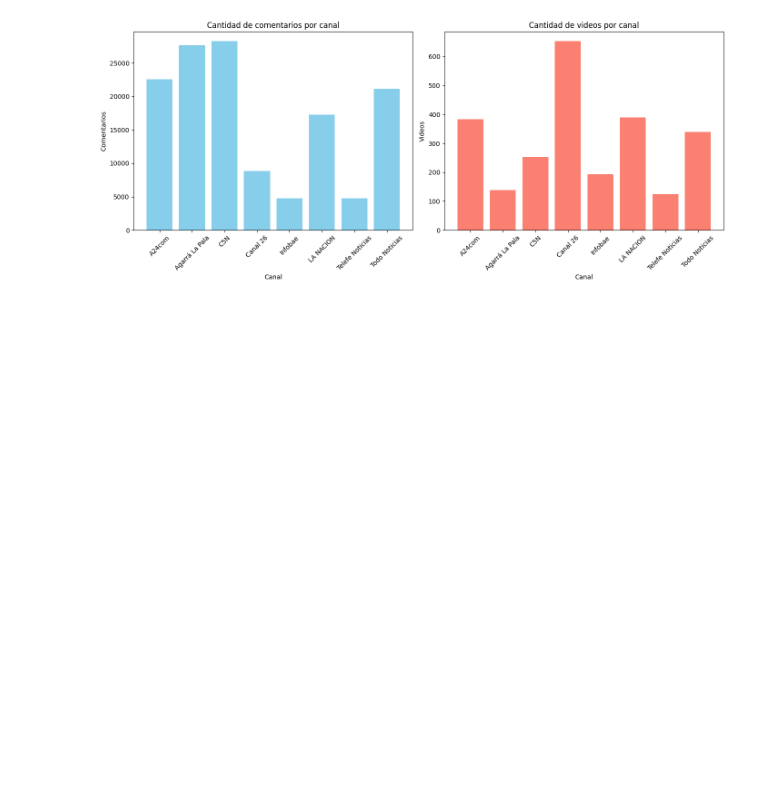
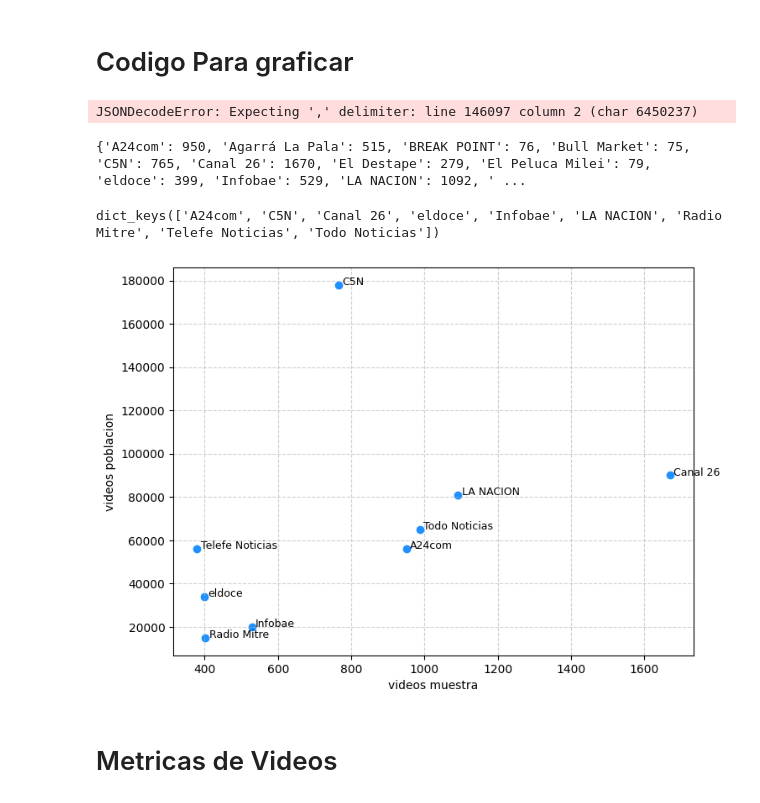
Before and after one commit to Mauro1642/Proyecto_Tesis, a Jupyter notebook: main.ipynb, the cells around one changed output. Drawn from its saved outputs; the diff is of its cells as text; code cells hidden in the pictures; blank space fills up the shorter version.

```diff
--- a/main.ipynb
+++ b/main.ipynb
@@ -42,9 +74,54 @@ analisis_sentimientos()
+# %% [markdown]
+# Codigo Para graficar
 # %%
 #Grafico los comentarios y videos por canal
 from models.graficos import *
+import numpy as np
 
 comentarios_por_canal=contar_comentarios_por_canal()
+print(comentarios_por_canal)
 videos_por_canal=contar_videos_por_canal()
+com=list(comentarios_por_canal.values())
+print(np.sum(com))
+print(videos_por_canal)
+print(np.sum(list(videos_por_canal.values())))
+print(f"El promedio de comentarios por canal es {np.mean(com)} y un total de {np.mean(com)*14}")
+print(f"El desvio estandar es {np.std(com)}")
 graficar_conteos(comentarios_por_canal,videos_por_canal)
 # %% [output]
-[figure, removed]
+JSONDecodeError: Expecting ',' delimiter: line 146097 column 2 (char 6450237)
+# %%
+cantidad_videos=videos_por_canal.values()
+print(videos_por_canal)
+# %% [output]
+{'A24com': 950, 'Agarrá La Pala': 515, 'BREAK POINT': 76, 'Bull Market': 75, 'C5N': 765, 'Canal 26': 1670, 'El Destape': 279, 'El Peluca Milei': 79, 'eldoce': 399, 'Infobae': 529, 'LA NACION': 1092, ' ...
+# %%
+cantidad_videos_poblacion={'A24com':56000,'C5N':178000,'Canal 26':90000,'eldoce':34000,'Infobae':20000,'LA NACION':81000,
+                           'Radio Mitre':15000,'Telefe Noticias':56000,'Todo Noticias':65000} #miles
+canales=cantidad_videos_poblacion.keys()
+print(canales)
+datos={}
+for canal in canales:
+    datos[canal]=(videos_por_canal[canal],cantidad_videos_poblacion[canal])
+# Extraer los valores
+x = [v[0] for v in datos.values()]  # primer elemento de cada tupla
+y = [v[1] for v in datos.values()]  # segundo elemento de cada tupla
+nombres = list(datos.keys())
+
+# Graficar
+plt.figure(figsize=(8,6))
+plt.scatter(x, y, color='dodgerblue')
+
+# Etiquetas
+for i, nombre in enumerate(nombres):
+    plt.text(x[i]+10, y[i], nombre, fontsize=9)
+
+plt.xlabel("videos muestra")
+plt.ylabel("videos poblacion")
+plt.grid(True, linestyle='--', alpha=0.6)
+plt.show()
+# %% [output]
+dict_keys(['A24com', 'C5N', 'Canal 26', 'eldoce', 'Infobae', 'LA NACION', 'Radio Mitre', 'Telefe Noticias', 'Todo Noticias'])
+[figure, added]
+# %% [markdown]
+# Metricas de Videos
```
Also changed, not shown: parts of 73 cells of this notebook, 1 other file.
